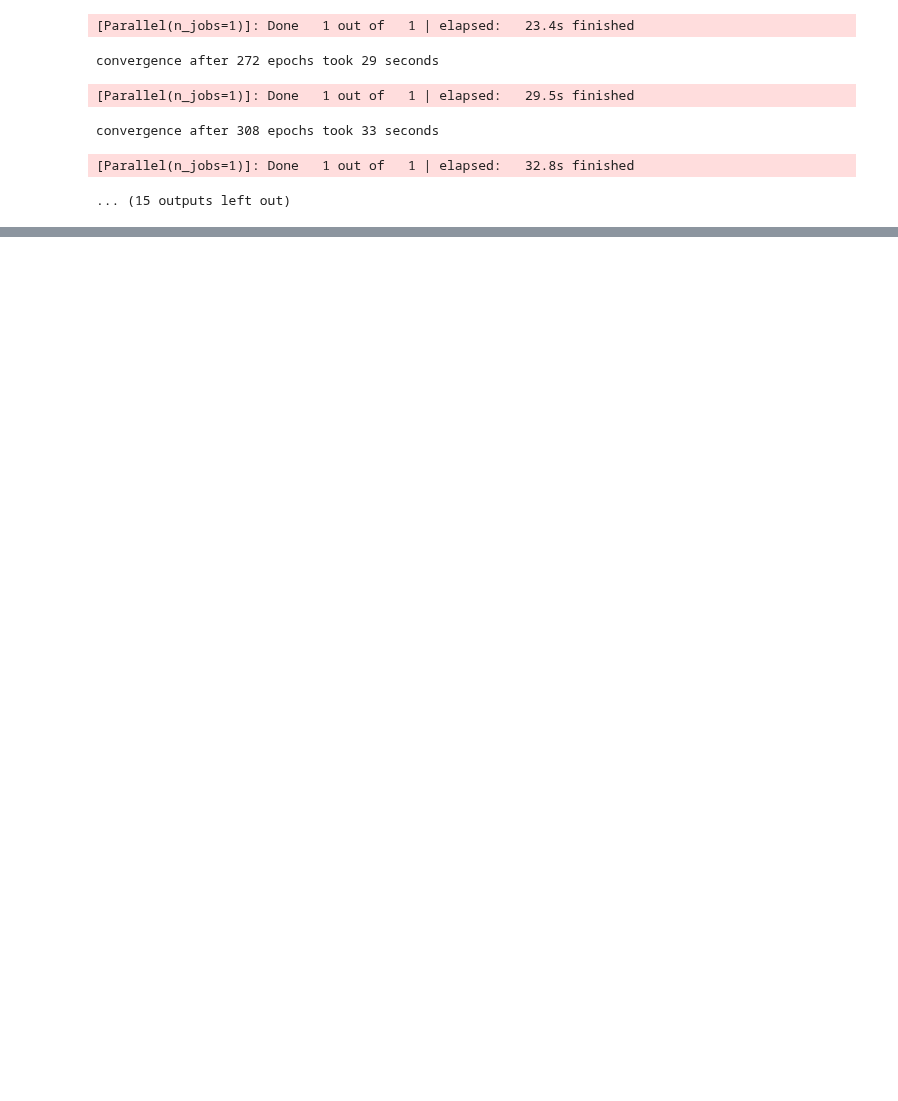
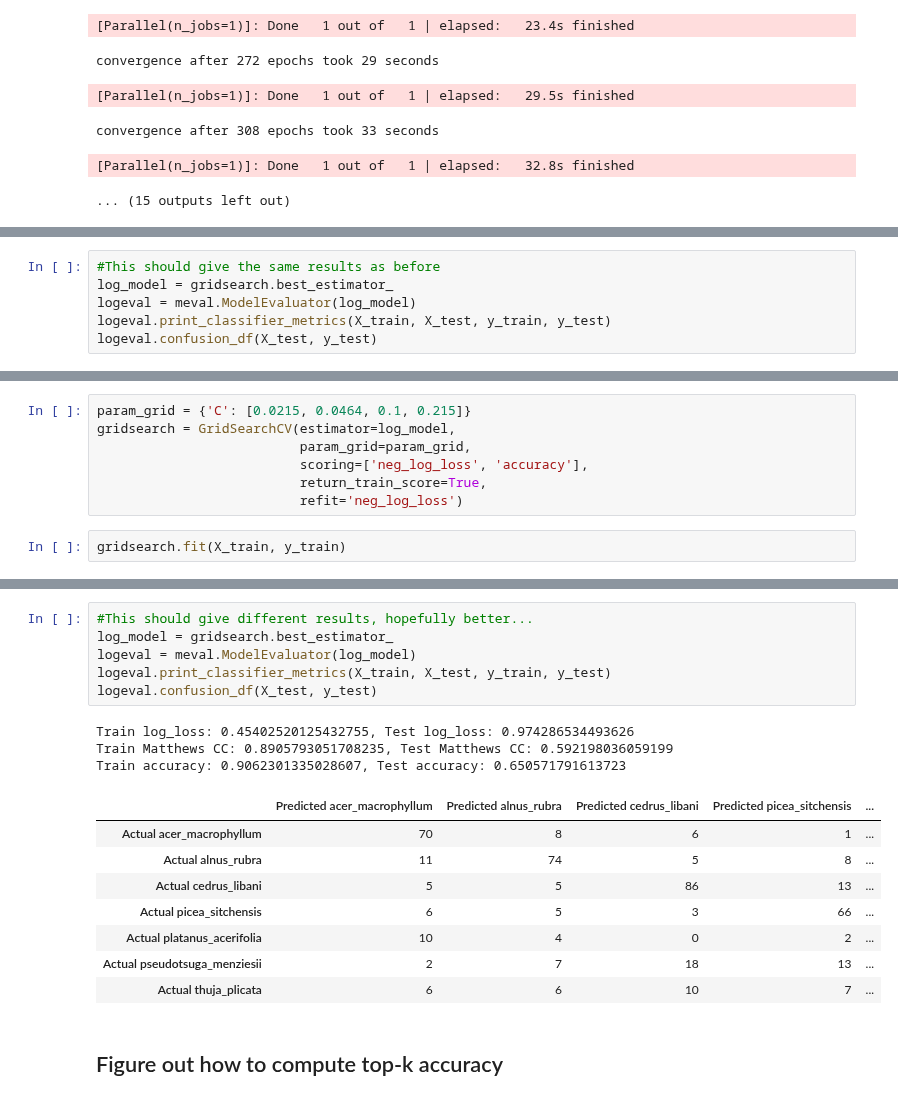
Before and after one commit to NathanielBlairStahn/tree-logic, a Jupyter notebook: notebooks/20180517_more_species/logistic_and_gb_7species.ipynb, the cells around one changed output, grey strips where cells are left out. Saved outputs shown, nothing was run; the diff lists cells and outputs as text; blank space fills up the shorter version.

Commit message:
grid search logistic 7 species, add matthews_corrcoef

```diff
--- a/notebooks/20180517_more_species/logistic_and_gb_7species.ipynb
+++ b/notebooks/20180517_more_species/logistic_and_gb_7species.ipynb
@@ -172,0 +188,6 @@ convergence after 308 epochs took 33 seconds
+# %%
+#This should give the same results as before
+log_model = gridsearch.best_estimator_
+logeval = meval.ModelEvaluator(log_model)
+logeval.print_classifier_metrics(X_train, X_test, y_train, y_test)
+logeval.confusion_df(X_test, y_test)
@@ -172,0 +217,9 @@ convergence after 308 epochs took 33 seconds
+# %%
+param_grid = {'C': [0.0215, 0.0464, 0.1, 0.215]}
+gridsearch = GridSearchCV(estimator=log_model,
+                          param_grid=param_grid,
+                          scoring=['neg_log_loss', 'accuracy'],
+                          return_train_score=True,
+                          refit='neg_log_loss')
+# %%
+gridsearch.fit(X_train, y_train)
@@ -172,0 +261,20 @@ convergence after 308 epochs took 33 seconds
+# %%
+#This should give different results, hopefully better...
+log_model = gridsearch.best_estimator_
+logeval = meval.ModelEvaluator(log_model)
+logeval.print_classifier_metrics(X_train, X_test, y_train, y_test)
+logeval.confusion_df(X_test, y_test)
+# %% [output]
+Train log_loss: 0.45402520125432755, Test log_loss: 0.974286534493626
+Train Matthews CC: 0.8905793051708235, Test Matthews CC: 0.592198036059199
+Train accuracy: 0.9062301335028607, Test accuracy: 0.650571791613723
+|  | Predicted acer_macrophyllum | Predicted alnus_rubra | Predicted cedrus_libani | Predicted picea_sitchensis | ... |
+| Actual acer_macrophyllum | 70 | 8 | 6 | 1 | ... |
+| Actual alnus_rubra | 11 | 74 | 5 | 8 | ... |
+| Actual cedrus_libani | 5 | 5 | 86 | 13 | ... |
+| Actual picea_sitchensis | 6 | 5 | 3 | 66 | ... |
+| Actual platanus_acerifolia | 10 | 4 | 0 | 2 | ... |
+| Actual pseudotsuga_menziesii | 2 | 7 | 18 | 13 | ... |
+| Actual thuja_plicata | 6 | 6 | 10 | 7 | ... |
+# %% [markdown]
+## Figure out how to compute top-k accuracy
```
Also changed, not shown: parts of 17 cells of this notebook, 2 other files.
